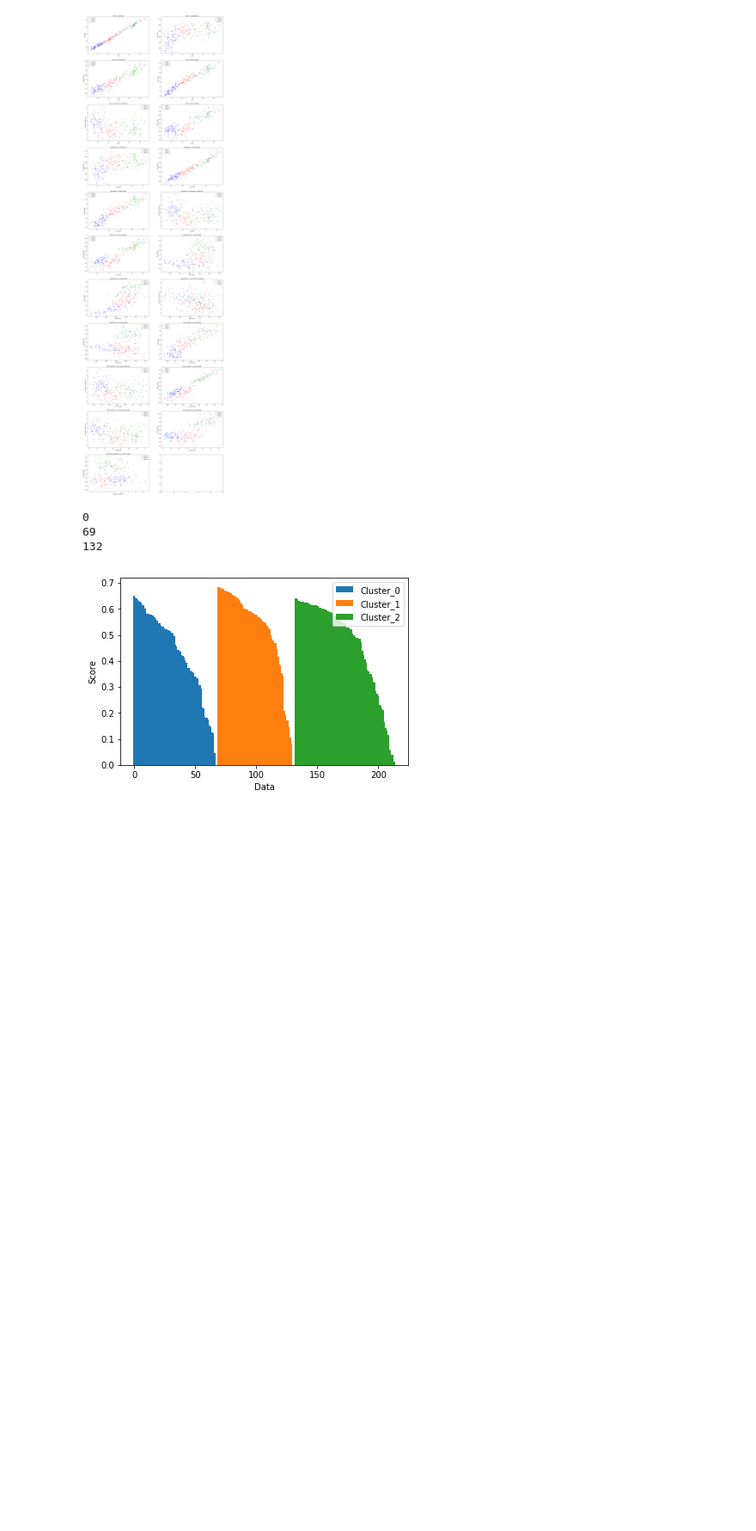
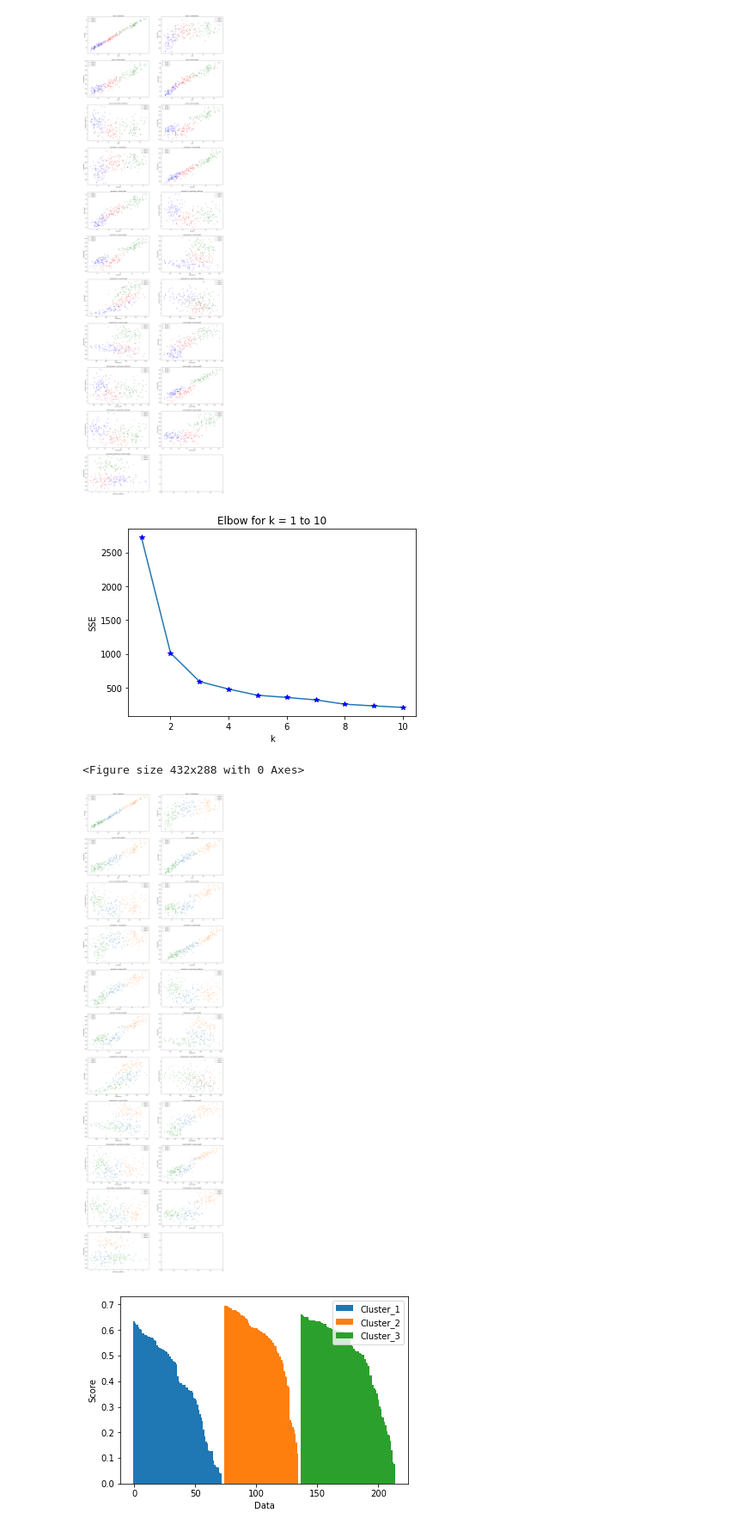
Before and after one commit to rahadiankp/kmeans-kk, a Jupyter notebook: TUGAS 2 KK - K-MEANS.ipynb, the cells around one changed output. Shown at 86% size. Saved outputs shown, nothing was run; the diff lists cells and outputs as text; code cells hidden in the pictures; blank space fills up the shorter version.

Commit message:
fixed typo and plot size

```diff
--- a/TUGAS 2 KK - K-MEANS.ipynb
+++ b/TUGAS 2 KK - K-MEANS.ipynb
@@ -134,9 +134,12 @@ class KMeans(object):
     def plot(self):
         nrow = ceil((len(self.keycols)*(len(self.keycols)-1))/4)
         plt.figure()
-        fig,ax=plt.subplots(nrow, 2)
+        fig,ax=plt.subplots(nrow, 2, figsize=(25, 90))
         count = 0
-        color = ['tab:blue', 'tab:orange', 'tab:green', 'tab:red', 'tab:purple', 'tab:brown', 'tab:pink', 'tab:gray', 'tab:olive', 'tab:cyan']
+        color = [
+            'tab:blue', 'tab:orange', 'tab:green', 'tab:red', 'tab:purple',
+            'tab:brown', 'tab:pink', 'tab:gray', 'tab:olive', 'tab:cyan'
+        ]
         for column in combinations(self.keycols, 2):
             idj = count%2
             idi = count//2
@@ -164,6 +167,10 @@ class KMeans(object):
         return sum
 
     def elbow(self, k_start = 1, k_end = 2):
+        # store old val to temp
+        k_temp = deepcopy(self.k)
+        clusters_temp = deepcopy(self.clusters)
+
         sse = []
         for k in range(k_start, k_end+1):
             self.k = k
@@ -175,25 +182,31 @@ class KMeans(object):
         plt.plot(range(k_start, k_end+1), sse, 'b*')
 
         #angle
+        '''
         deg = [999]
         for k in range(1, len(points)-1):
-            print(points[k-1], points[k], points[k+1])
+            #print(points[k-1], points[k], points[k+1])
             a = self.__distance(points[k], points[k-1], None)
             b = self.__distance(points[k], points[k+1], None)
             c = self.__distance(points[k+1], points[k-1], None)
             temp = acos((a*a + b*b - c*c)/(2*a*b)) * 180/pi
-            print(temp)
+            #print(temp)
             if deg[k-1] < temp:
                 temp = 360 - temp
             deg += [temp]
-            print(temp)
+            #print(temp)
 
         deg += [999]
+        '''
 
         plt.title('Elbow for k = '+str(k_start)+' to '+str(k_end))
         plt.xlabel('k')
         plt.ylabel('SSE')
         plt.show()
+
+        # restore old val
+        self.k = deepcopy(k_temp)
+        self.clusters = deepcopy(clusters_temp)
 
     def silhouette(self):
         cluster = [[] for _ in range(self.k)]
@@ -224,8 +237,7 @@ class KMeans(object):
         prev = 0
         for k in range(self.k):
             index = np.arange(len(sil_plot[k])) + prev
-            print(prev)
-            ax.bar(index, sil_plot[k], bar_width, color=color[k], label='Cluster_'+str(k))
+            ax.bar(index, sil_plot[k], bar_width, color=color[k], label='Cluster_'+str(k+1))
             prev += len(sil_plot[k]) + 2
         ax.set_ylabel('Score')
         ax.set_xlabel('Data')
@@ -280,36 +292,36 @@ class KMeans(object):
         centroids = []
         for i in range(len(self.keycols)):
             centroids += [
                 np.random.randint(
                             np.min(self.data[:, i])-1,
                             np.max(self.data[:, i])+1,
                             size = self.k
                 )
             ]
 
         return np.array(list(zip(*centroids)), dtype=np.float32)
 
     def set_k(self, k):
         self.k = k
 
     def get_k(self):
         return self.k
 
     def set_keycols(self, keycols):
         self.keycols = keycols
 
     def get_keycols(self):
         return self.keycols
 
 a = KMeans(dataset, 3, with_output = True)
 a.run()
 #a.show_clusters()
-#a.plot()
-#a.elbow(1, 10)
+a.elbow(1, 10)
+a.plot()
 #a.get_score()
 a.silhouette()
 # %% [output]
+[figure, new version]
-0
-69
-132
+<Figure size 432x288 with 0 Axes>
-[figure, old version]
+[figure, added]
+[figure, added]
```
Also changed, not shown: parts of 1 cell of this notebook.
